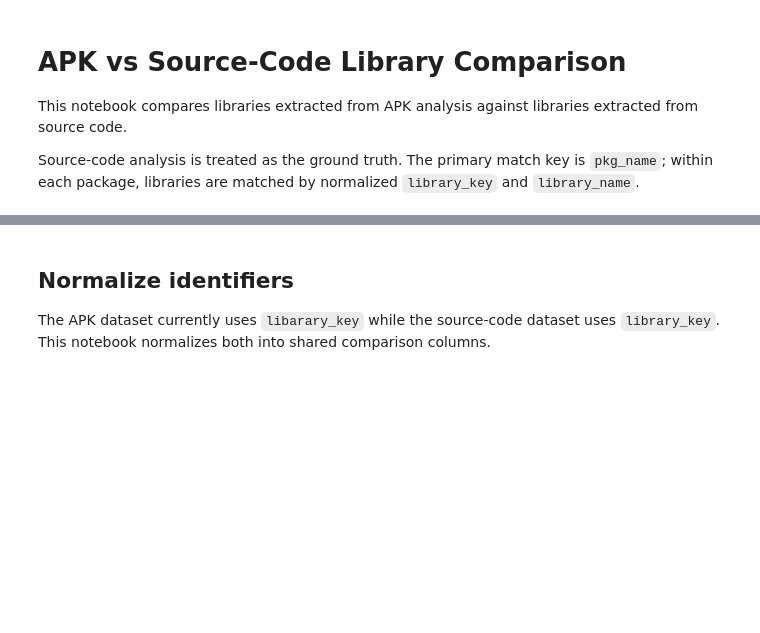
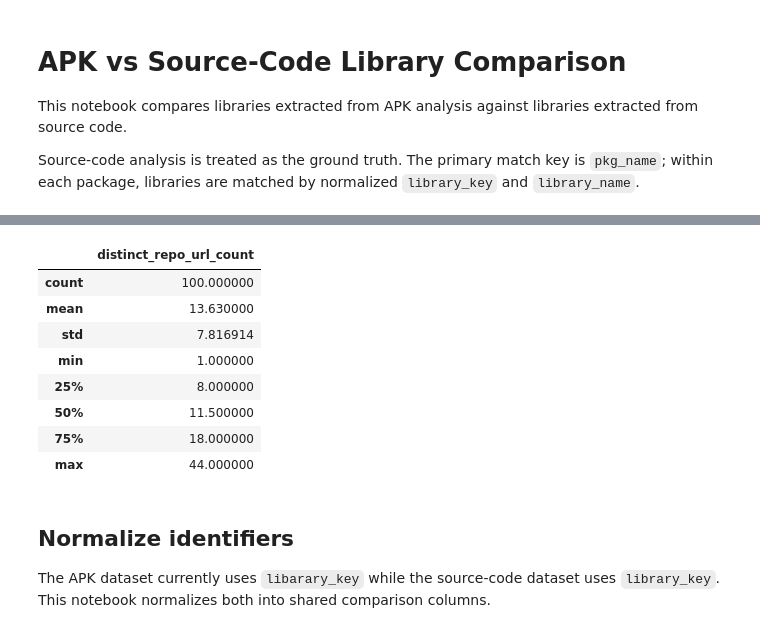
Before and after one commit to sghiaseddin/Analysis-System-Open-Source-Library-in-APKs, a Jupyter notebook: notebook/apk_vs_source_library_comparison_contains.ipynb, the cells around one changed output, grey strips where cells are left out. Drawn from its saved outputs; the diff is of its cells as text; code cells hidden in the pictures; blank space fills up the shorter version.

```diff
--- a/notebook/apk_vs_source_library_comparison_contains.ipynb
+++ b/notebook/apk_vs_source_library_comparison_contains.ipynb
@@ -28,3 +52,15 @@ APK packages: 100
+# %%
+apk_df.groupby("pkg_name")["repo_url"].nunique().reset_index(name="distinct_repo_url_count").describe()
+# %% [output]
+|  | distinct_repo_url_count |
+| count | 100.000000 |
+| mean | 13.630000 |
+| std | 7.816914 |
+| min | 1.000000 |
+| 25% | 8.000000 |
+| 50% | 11.500000 |
+| 75% | 18.000000 |
+| max | 44.000000 |
 # %% [markdown]
 ## Normalize identifiers
 
```
Also changed, not shown: parts of 2 cells of this notebook, 13 other files.
